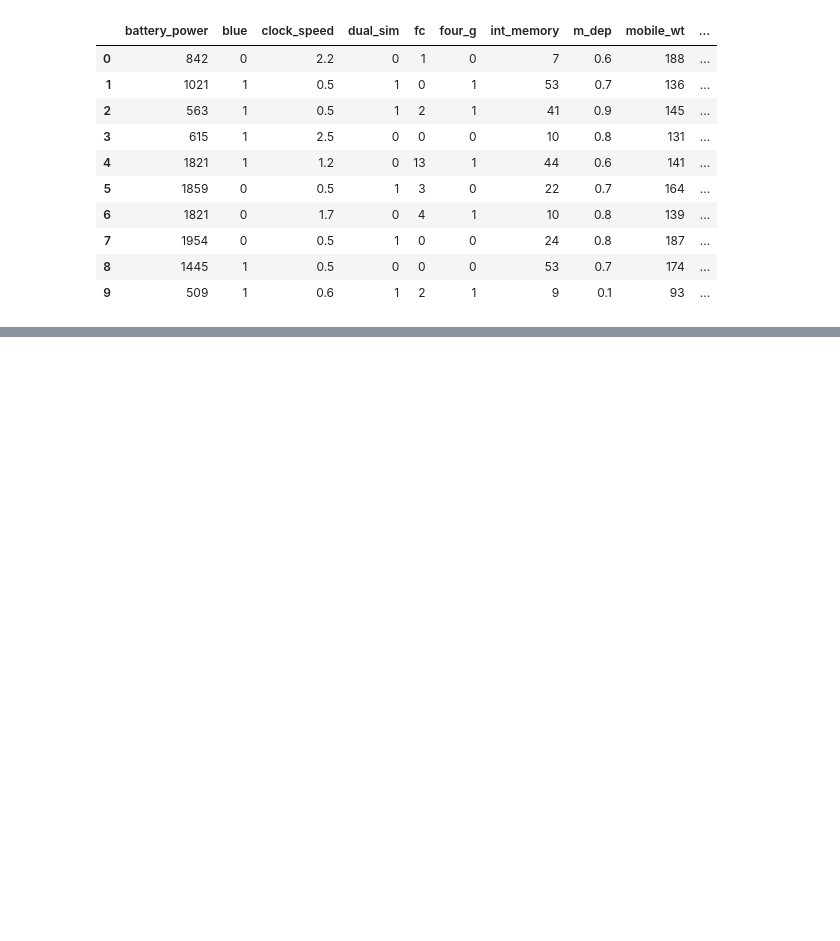
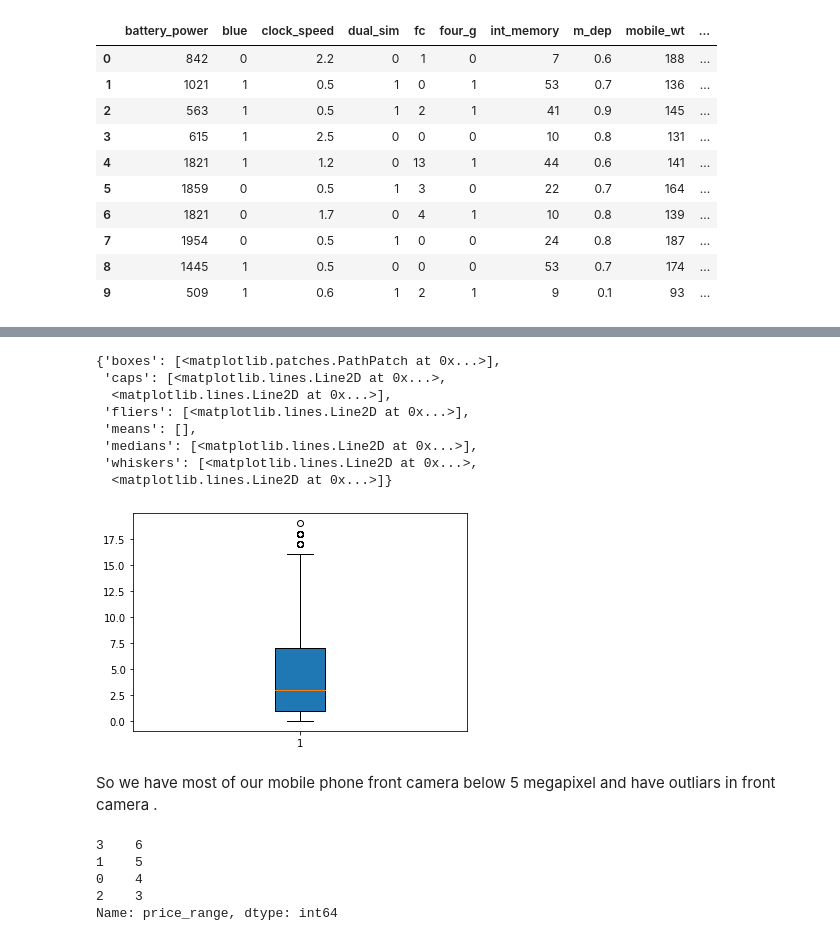
Before and after one commit to Ashu10051998/Mobile-price-Range, a Jupyter notebook: Mobile_price_prediction.ipynb, the cells around one changed output, grey strips where cells are left out. Cells and saved outputs as stored; diff of their text form; code cells hidden in the pictures; blank space fills up the shorter version.

```diff
--- a/Mobile_price_prediction.ipynb
+++ b/Mobile_price_prediction.ipynb
@@ -168,0 +272,14 @@ df['screen_area'].value_counts()
+# %%
+plt.boxplot(df['fc'],patch_artist=True)
+# %% [output]
+{'boxes': [<matplotlib.patches.PathPatch at 0x...>],
+ 'caps': [<matplotlib.lines.Line2D at 0x...>,
+  <matplotlib.lines.Line2D at 0x...>],
+ 'fliers': [<matplotlib.lines.Line2D at 0x...>],
+ 'means': [],
+ 'medians': [<matplotlib.lines.Line2D at 0x...>],
+ 'whiskers': [<matplotlib.lines.Line2D at 0x...>,
+  <matplotlib.lines.Line2D at 0x...>]}
+[figure, added]
+# %% [markdown]
+So we have most of our mobile phone front camera below 5 megapixel and have outliars in front camera .
@@ -168,0 +288,8 @@ df['screen_area'].value_counts()
+# %%
+df4['price_range'].value_counts()
+# %% [output]
+3    6
+1    5
+0    4
+2    3
+Name: price_range, dtype: int64
```
Also changed, not shown: parts of 56 cells of this notebook.
